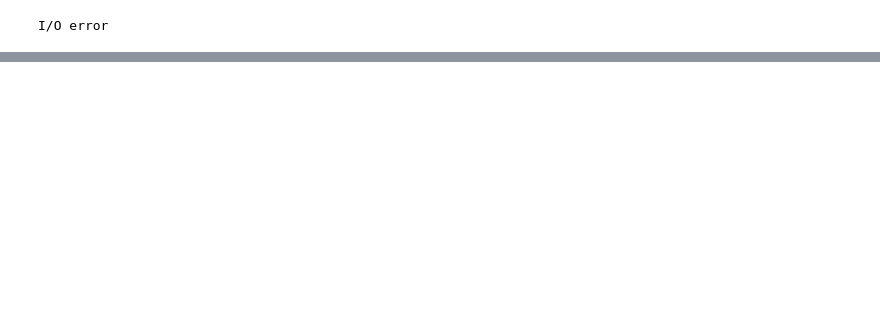
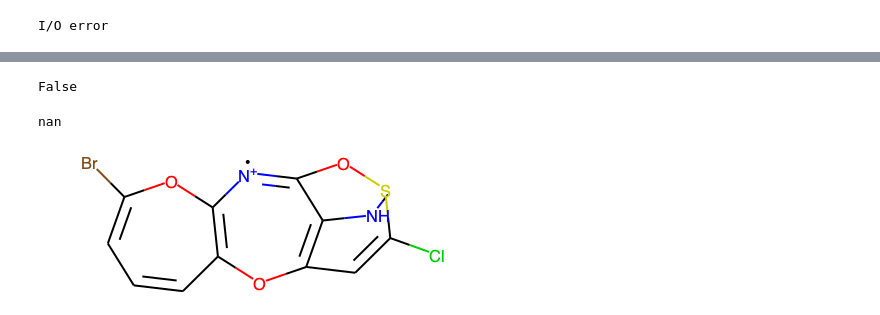
Before and after one commit to Munchic/tinymolecule, a Jupyter notebook: analysis/playground.ipynb, the cells around one changed output, grey strips where cells are left out. Cells and saved outputs as stored; diff of their text form; code cells hidden in the pictures; blank space fills up the shorter version.

```diff
--- a/analysis/playground.ipynb
+++ b/analysis/playground.ipynb
@@ -207,0 +256,12 @@ I/O error
+# %%
+import pandas as pd
+
+def filter_valid(gen_path, save_path=None):
+    gen = pd.read_csv(gen_path)
+
+    valid = [moses.utils.get_mol(molec) != None for molec in gen["SMILES"]]
+    gen_valid = gen[valid].reset_index(drop=True)
+
+    return gen_valid
+# %%
+a = filter_valid("/Users/Munchic/Developer/Capstone/moses/tinymolecule-out/samples/sample_2000.csv", save_path=None)
@@ -207,0 +295,14 @@ I/O error
+# %%
+pd.isna("hi")
+# %% [output]
+False
+# %%
+import numpy as np
+
+np.nan
+# %% [output]
+nan
+# %%
+moses.utils.get_mol(a["SMILES"][9])
+# %% [output]
+[figure, added]
```
Also changed, not shown: parts of 30 cells of this notebook, 6 other files.
